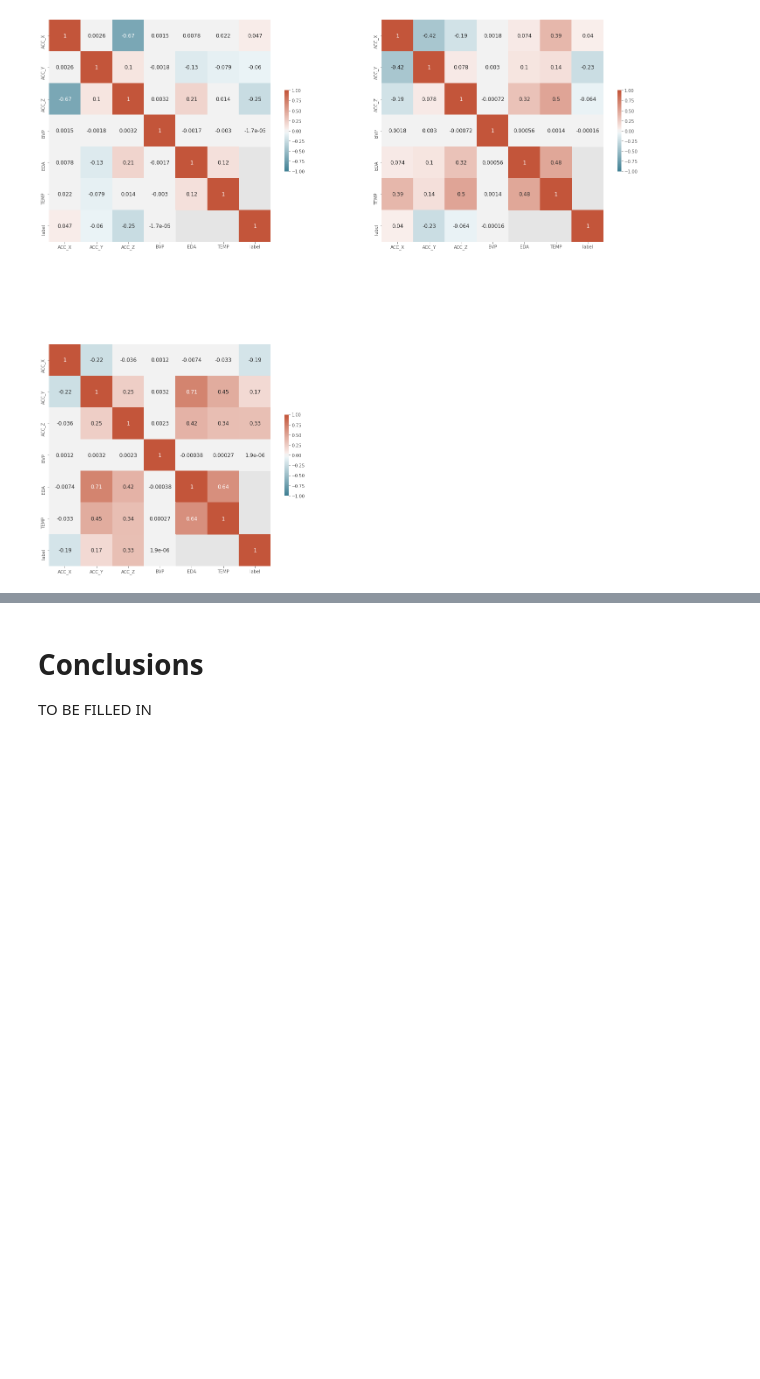
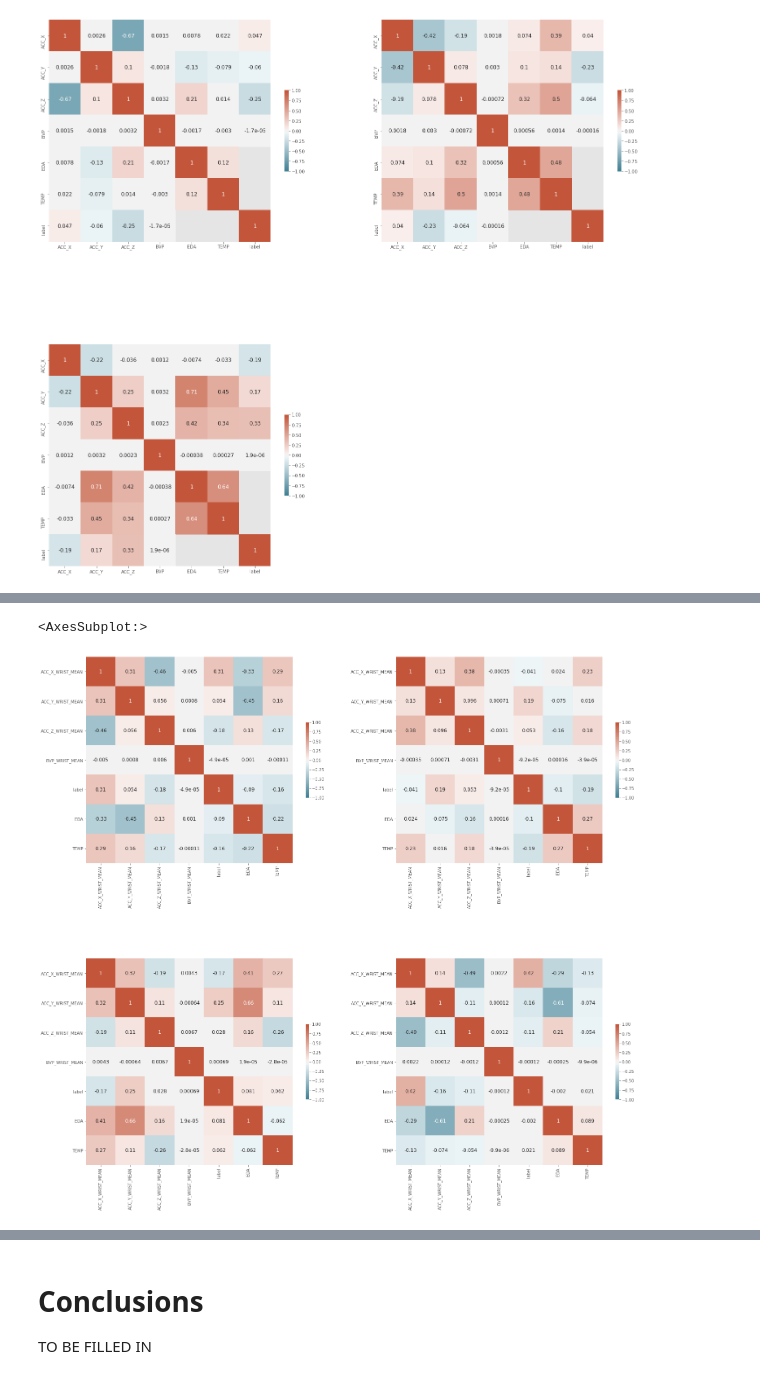
Before and after one commit to njfritter/Characteristic-Based-Time-Series-Clustering, a Jupyter notebook: rCode2012/notebooks/wesad_wrist_data_exploratory_analysis.ipynb, the cells around one changed output, grey strips where cells are left out. Saved outputs shown, nothing was run; the diff lists cells and outputs as text; code cells hidden in the pictures; blank space fills up the shorter version.

Commit message:
Added code to aggregate data into same density then calculate correlation

```diff
--- a/rCode2012/notebooks/wesad_wrist_data_exploratory_analysis.ipynb
+++ b/rCode2012/notebooks/wesad_wrist_data_exploratory_analysis.ipynb
@@ -679,0 +645,29 @@ for subject in subject_ids:
+# %%
+# Aggregate data to be the same density, then calculate correlation
+corr_dct = {}
+combined_dct = {}
+for subject in subject_ids:
+
+    dfs = subject_dct[subject]['wrist_dfs']
+    labels = subject_dct[subject]['labels']['label']
+    # Get ratios for different dataframes
+    acc_ratio = dfs['wrist_acc_df'].shape[0] // dfs['wrist_eda_df'].shape[0]
+    bvp_ratio = dfs['wrist_bvp_df'].shape[0] // dfs['wrist_eda_df'].shape[0]
+    labels_ratio = labels.shape[0] // dfs['wrist_eda_df'].shape[0]
+    # Reshape above data (we'll do mean first)
+    # ACC
+    acc_mean = pd.DataFrame(dfs['wrist_acc_df'].groupby(dfs['wrist_acc_df'].index // acc_ratio).mean()).rename(columns={
+        'ACC_X': 'ACC_X_WRIST_MEAN',
+        'ACC_Y': 'ACC_Y_WRIST_MEAN',
+        'ACC_Z': 'ACC_Z_WRIST_MEAN',
+    })
+    # BVP
+    bvp_mean = pd.DataFrame(dfs['wrist_bvp_df'].groupby(dfs['wrist_bvp_df'].index // bvp_ratio).mean()).rename(columns={'BVP': 'BVP_WRIST_MEAN'})
+    # Labels
+    labels_mean = pd.DataFrame(labels.groupby(labels.index // labels_ratio).mean()).rename(columns={'labels': 'LABELS_CHEST_MEAN'})
+    # Now combine
+    combined = pd.concat([acc_mean,bvp_mean,labels_mean,dfs['wrist_eda_df'],dfs['wrist_temp_df']],axis=1)
+    combined_dct[subject] = combined
+
+    # Calculate correlation
+    corr_dct[subject] = combined.corr()
@@ -679,0 +686,18 @@ for subject in subject_ids:
+# %%
+# Create a figure instance and 4 subplots
+fig = plt.figure(figsize = (25,25)) # width x height
+ax1 = fig.add_subplot(2, 2, 1) # row, column, position
+ax2 = fig.add_subplot(2, 2, 2)
+ax3 = fig.add_subplot(2, 2, 3)
+ax4 = fig.add_subplot(2, 2, 4)
+
+# Heatmap parameters
+cmap = sns.diverging_palette(220, 20, n=200)
+# We use ax parameter to tell seaborn which subplot to use for this plot
+sns.heatmap(data=corr_dct['S2'], ax=ax1, cmap = cmap, vmin=-1, vmax=1, center=0, square=True, cbar_kws={'shrink': .3}, annot=True, annot_kws={'fontsize': 12})
+sns.heatmap(data=corr_dct['S3'], ax=ax2, cmap = cmap, vmin=-1, vmax=1, center=0, square=True, cbar_kws={'shrink': .3}, annot=True, annot_kws={'fontsize': 12})
+sns.heatmap(data=corr_dct['S4'], ax=ax3, cmap = cmap, vmin=-1, vmax=1, center=0, square=True, cbar_kws={'shrink': .3}, annot=True, annot_kws={'fontsize': 12})
+sns.heatmap(data=corr_dct['S5'], ax=ax4, cmap = cmap, vmin=-1, vmax=1, center=0, square=True, cbar_kws={'shrink': .3}, annot=True, annot_kws={'fontsize': 12})
+# %% [output]
+<AxesSubplot:>
+[figure, added]
```
Also changed, not shown: parts of 15 cells of this notebook.
